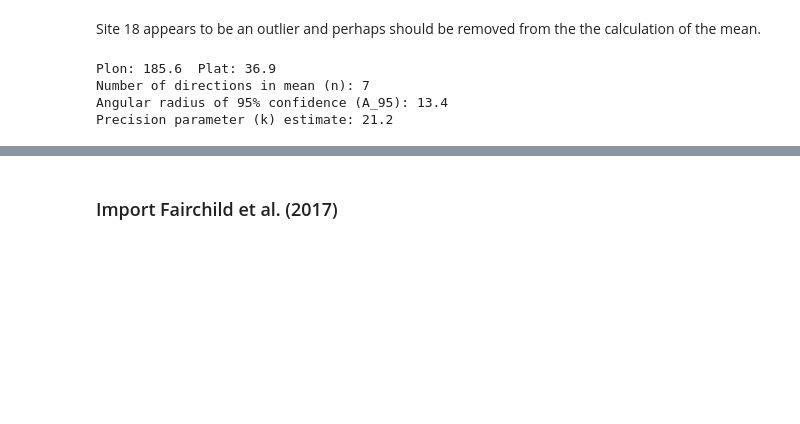
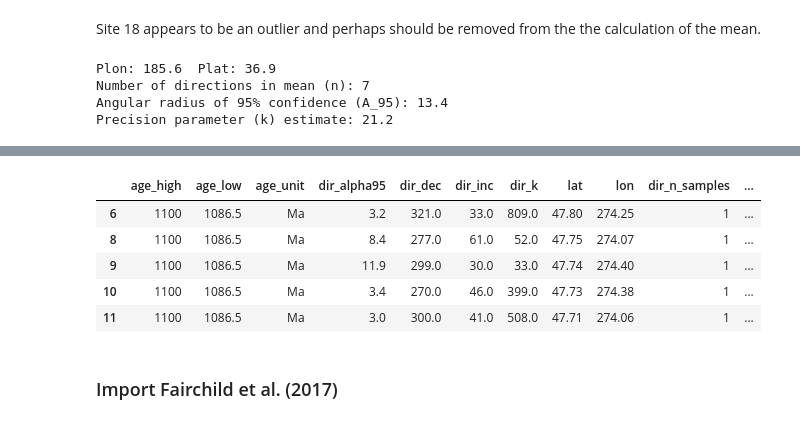
Before and after one commit to Swanson-Hysell-Group/2024_SWLLIP, a Jupyter notebook: code/Keweenawan_Track_VGP_APWP.ipynb, the cells around one changed output, grey strips where cells are left out. Drawn from its saved outputs; the diff is of its cells as text; code cells hidden in the pictures; blank space fills up the shorter version.

```diff
--- a/code/Keweenawan_Track_VGP_APWP.ipynb
+++ b/code/Keweenawan_Track_VGP_APWP.ipynb
@@ -15,6 +15,8 @@ import matplotlib.pyplot as plt
 import pandas as pd
 pd.set_option('display.max_columns', None)
 pd.set_option('display.max_colwidth', -1)
+pd.set_option('display.max_colwidth', None)
+pd.set_option('display.max_rows', None)
 from IPython.core.display import HTML
 import numpy as np
 import scipy as sp
@@ -1439,3 +1608,38 @@ Precision parameter (k) estimate: 21.2
+# %%
+Palmer1987_QM_sites.columns=['age_high', 'age_low', 'age_unit',
+                            'dir_alpha95', 'dir_dec', 'dir_inc', 'dir_k',
+                            'lat', 'lon', 'dir_n_samples', 'dir_n_specimens', 'dir_r',
+                            'conglomerate_test', 'contact_test', 'data_type', 'citations',
+                            'location', 'site', 'external_database_ids',
+                            'external_database_names', 'fold_test', 'fold_test_significance',
+                            'method_codes', 'percent_reversed', 'pmag_result_name',
+                            'dir_comp_name', 'result_description', 'reversal_test',
+                            'rock_magnetic_test', 'tilt_alpha95_corr', 'tilt_alpha95_uncorr',
+                            'dir_tilt_correction', 'tilt_dec_corr', 'tilt_dec_uncorr', 'tilt_inc_corr',
+                            'tilt_inc_uncorr', 'tilt_k_corr', 'tilt_k_ratio', 'tilt_k_uncorr',
+                            'tilt_n', 'vgp_alpha95', 'vgp_dm', 'vgp_dp', 'vgp_lat', 'vgp_lon',
+                            'vgp_n']
+Palmer1987_QM_sites.drop(['conglomerate_test', 'contact_test', 'data_type',
+                            'external_database_ids',
+                            'external_database_names', 'fold_test', 'fold_test_significance',
+                            'percent_reversed', 'pmag_result_name',
+                            'result_description', 'reversal_test',
+                            'rock_magnetic_test', 'tilt_alpha95_corr', 'tilt_alpha95_uncorr',
+                            'tilt_dec_corr', 'tilt_dec_uncorr', 'tilt_inc_corr',
+                            'tilt_inc_uncorr', 'tilt_k_corr', 'tilt_k_ratio', 'tilt_k_uncorr',
+                            'tilt_n', 'vgp_n'], axis=1, inplace=True)
+Palmer1987_QM_sites['age'] = 1095
+Palmer1987_QM_sites['age_low'] = 1086.5
+Palmer1987_QM_sites['age_high'] = 1100
+Palmer1987_QM_sites['age_unit'] = 'Ma'
+Palmer1987_QM_sites.head()
+# %% [output]
+|  | age_high | age_low | age_unit | dir_alpha95 | dir_dec | dir_inc | dir_k | lat | lon | dir_n_samples | ... |
+| 6 | 1100 | 1086.5 | Ma | 3.2 | 321.0 | 33.0 | 809.0 | 47.80 | 274.25 | 1 | ... |
+| 8 | 1100 | 1086.5 | Ma | 8.4 | 277.0 | 61.0 | 52.0 | 47.75 | 274.07 | 1 | ... |
+| 9 | 1100 | 1086.5 | Ma | 11.9 | 299.0 | 30.0 | 33.0 | 47.74 | 274.40 | 1 | ... |
+| 10 | 1100 | 1086.5 | Ma | 3.4 | 270.0 | 46.0 | 399.0 | 47.73 | 274.38 | 1 | ... |
+| 11 | 1100 | 1086.5 | Ma | 3.0 | 300.0 | 41.0 | 508.0 | 47.71 | 274.06 | 1 | ... |
 # %% [markdown]
 ### Import Fairchild et al. (2017)
 # %% [markdown]
```
Also changed, not shown: parts of 53 cells of this notebook.
